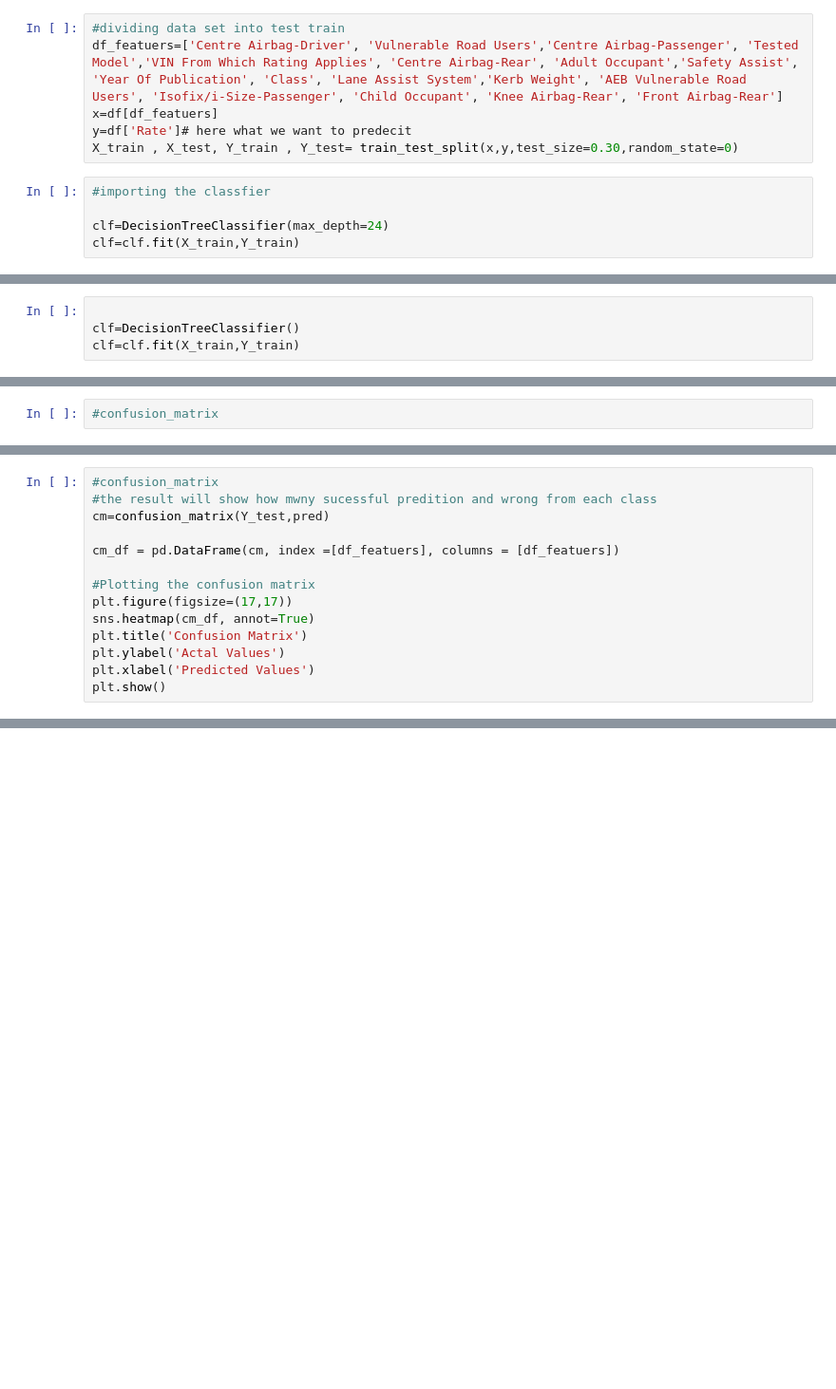
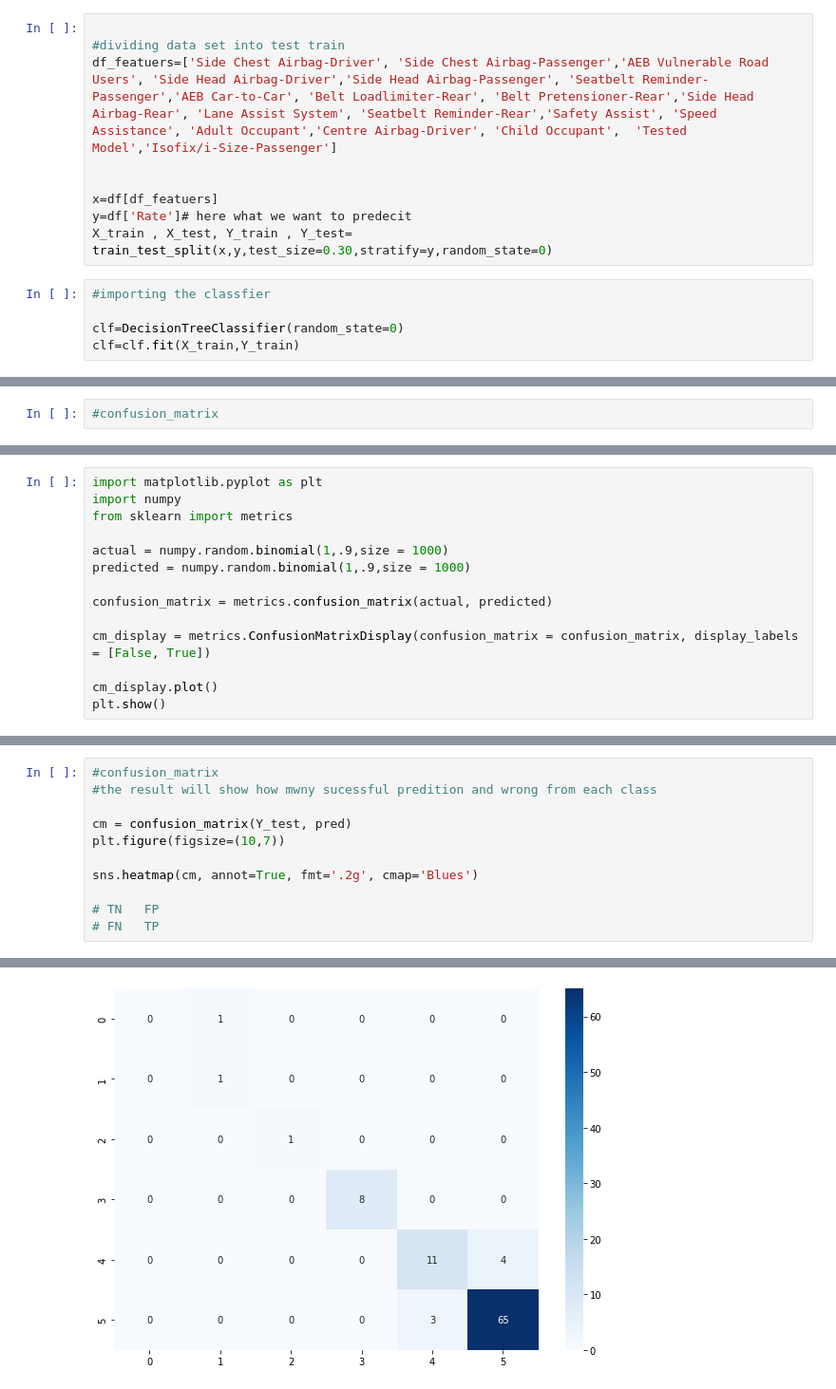
Before and after one commit to maimonahST/Cars-Ratings-ML, a Jupyter notebook: test.ipynb, the cells around one changed output, grey strips where cells are left out. Shown: that part at 95% size. Drawn from its saved outputs; the diff is of its cells as text; blank space fills up the shorter version.

```diff
--- a/test.ipynb
+++ b/test.ipynb
@@ -18,13 +32,16 @@ np.random.seed(8)
 # %%
+
 #dividing data set into test train
-df_featuers=['Centre Airbag-Driver', 'Vulnerable Road Users','Centre Airbag-Passenger', 'Tested Model','VIN From Which Rating Applies', 'Centre Airbag-Rear', 'Adult Occupant','Safety Assist', 'Year Of Publication', 'Class', 'Lane Assist System','Kerb Weight', 'AEB Vulnerable Road Users', 'Isofix/i-Size-Passenger', 'Child Occupant', 'Knee Airbag-Rear', 'Front Airbag-Rear']
+df_featuers=['Side Chest Airbag-Driver', 'Side Chest Airbag-Passenger','AEB Vulnerable Road Users', 'Side Head Airbag-Driver','Side Head Airbag-Passenger', 'Seatbelt Reminder-Passenger','AEB Car-to-Car', 'Belt Loadlimiter-Rear', 'Belt Pretensioner-Rear','Side Head Airbag-Rear', 'Lane Assist System', 'Seatbelt Reminder-Rear','Safety Assist', 'Speed Assistance', 'Adult Occupant','Centre Airbag-Driver', 'Child Occupant',  'Tested Model','Isofix/i-Size-Passenger']
+
+
 x=df[df_featuers]
 y=df['Rate']# here what we want to predecit
-X_train , X_test, Y_train , Y_test= train_test_split(x,y,test_size=0.30,random_state=0)
+X_train , X_test, Y_train , Y_test= train_test_split(x,y,test_size=0.30,stratify=y,random_state=0)
 # %%
 #importing the classfier
 
-clf=DecisionTreeClassifier(max_depth=24)
+clf=DecisionTreeClassifier(random_state=0)
 clf=clf.fit(X_train,Y_train)
 # %%
 clf.get_params()
@@ -43,8 +60,4 @@ clf.get_params()
  'splitter': 'best'}
-# %%
-
-clf=DecisionTreeClassifier()
-clf=clf.fit(X_train,Y_train)
 # %%
 pred = clf.predict(X_test)
 pred
@@ -102,0 +115,14 @@ weighted avg       0.91      0.93      0.92        94
+# %%
+import matplotlib.pyplot as plt
+import numpy
+from sklearn import metrics
+
+actual = numpy.random.binomial(1,.9,size = 1000)
+predicted = numpy.random.binomial(1,.9,size = 1000)
+
+confusion_matrix = metrics.confusion_matrix(actual, predicted)
+
+cm_display = metrics.ConfusionMatrixDisplay(confusion_matrix = confusion_matrix, display_labels = [False, True])
+
+cm_display.plot()
+plt.show()
@@ -103,15 +131,12 @@ weighted avg       0.91      0.93      0.92        94
 # %%
 #confusion_matrix
 #the result will show how mwny sucessful predition and wrong from each class
-cm=confusion_matrix(Y_test,pred)
 
-cm_df = pd.DataFrame(cm, index =[df_featuers], columns = [df_featuers])
+cm = confusion_matrix(Y_test, pred)
+plt.figure(figsize=(10,7))
 
-#Plotting the confusion matrix
-plt.figure(figsize=(17,17))
-sns.heatmap(cm_df, annot=True)
-plt.title('Confusion Matrix')
-plt.ylabel('Actal Values')
-plt.xlabel('Predicted Values')
-plt.show()
+sns.heatmap(cm, annot=True, fmt='.2g', cmap='Blues')
+
+# TN   FP
+# FN   TP
 # %% [output]
@@ -118,0 +144 @@ ValueError: Shape of passed values is (6, 6), indices imply (17, 17)
+[figure, added]
```
Also changed, not shown: parts of 12 cells of this notebook.
